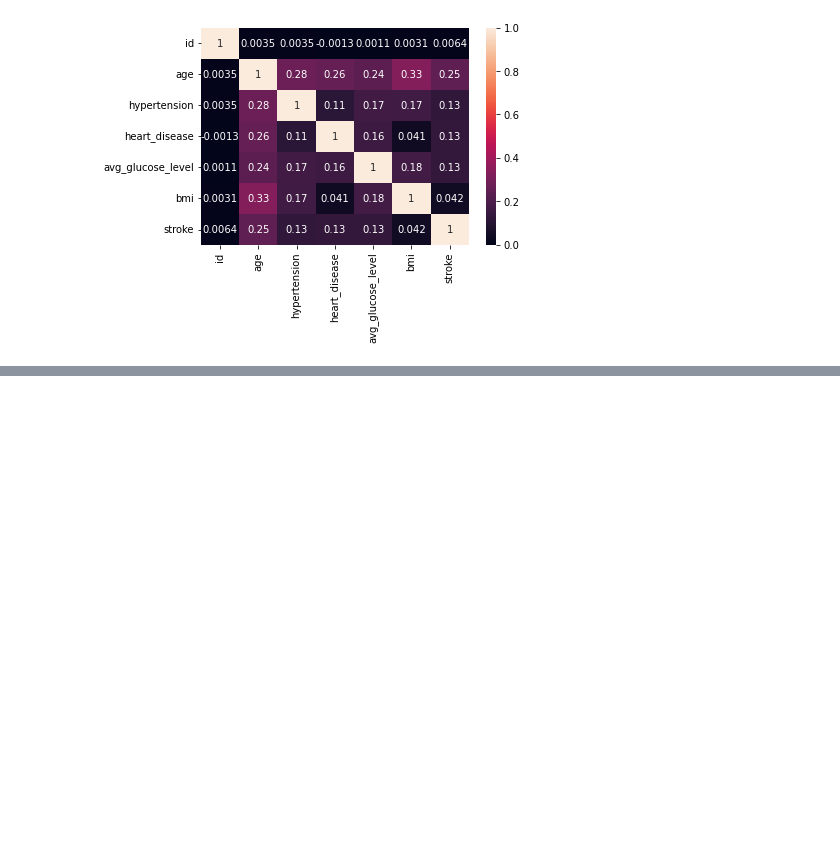
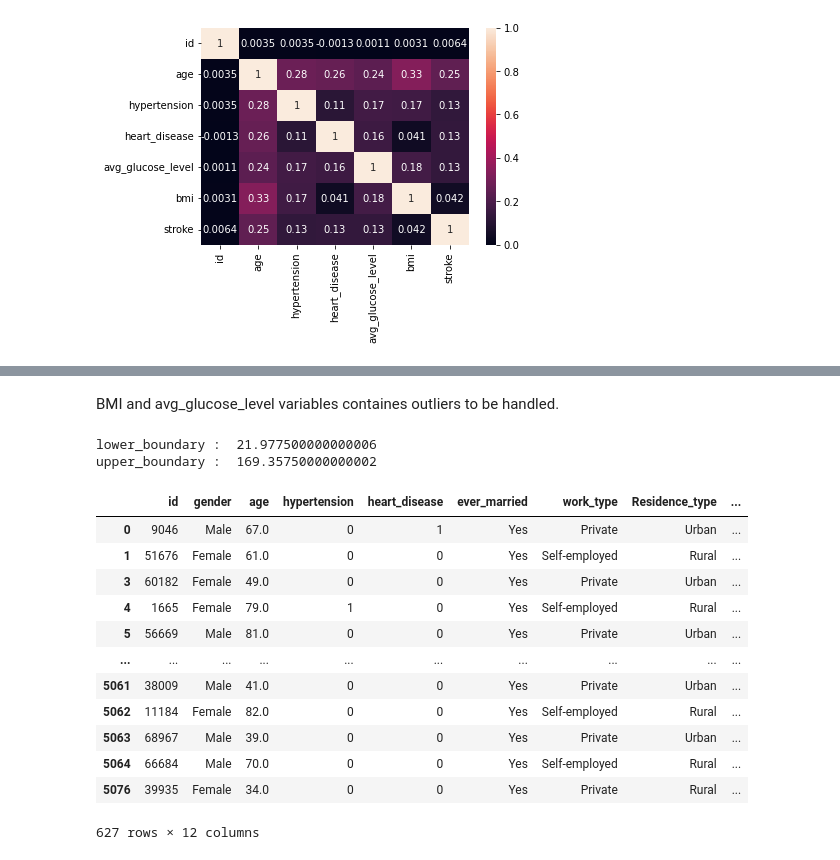
Before and after one commit to Kiran281197/heart_risk_prediction, a Jupyter notebook: heart_risk_prediction.ipynb, the cells around one changed output, grey strips where cells are left out. Cells and saved outputs as stored; diff of their text form; code cells hidden in the pictures; blank space fills up the shorter version.

```diff
--- a/heart_risk_prediction.ipynb
+++ b/heart_risk_prediction.ipynb
@@ -191,0 +161,34 @@ Agenda:
+# %% [markdown]
+BMI and avg_glucose_level variables containes outliers to be handled.
+# %%
+#Detecting outliers
+def anamolies_detector(column,data):
+    col = df[column].sort_values(ascending=True)
+    Q1 = col.quantile(0.25)
+    Q3 = col.quantile(0.75)
+    IQR = Q3 - Q1
+    lower_boundary = Q1 - (1.5 * IQR)
+    upper_boundary = Q3 + (1.5 * IQR)
+    print("lower_boundary : ",lower_boundary)
+    print("upper_boundary : ",upper_boundary)
+    df1 = df[(df[column]<lower_boundary)|(df[column]>upper_boundary)]
+    return df1
+# %%
+#Outliers in "avg_glucose_level"
+anamolies_detector("avg_glucose_level",df)
+# %% [output]
+lower_boundary :  21.977500000000006
+upper_boundary :  169.35750000000002
+|  | id | gender | age | hypertension | heart_disease | ever_married | work_type | Residence_type | ... |
+| 0 | 9046 | Male | 67.0 | 0 | 1 | Yes | Private | Urban | ... |
+| 1 | 51676 | Female | 61.0 | 0 | 0 | Yes | Self-employed | Rural | ... |
+| 3 | 60182 | Female | 49.0 | 0 | 0 | Yes | Private | Urban | ... |
+| 4 | 1665 | Female | 79.0 | 1 | 0 | Yes | Self-employed | Rural | ... |
+| 5 | 56669 | Male | 81.0 | 0 | 0 | Yes | Private | Urban | ... |
+| ... | ... | ... | ... | ... | ... | ... | ... | ... | ... |
+| 5061 | 38009 | Male | 41.0 | 0 | 0 | Yes | Private | Urban | ... |
+| 5062 | 11184 | Female | 82.0 | 0 | 0 | Yes | Self-employed | Rural | ... |
+| 5063 | 68967 | Male | 39.0 | 0 | 0 | Yes | Private | Urban | ... |
+| 5064 | 66684 | Male | 70.0 | 0 | 0 | Yes | Self-employed | Rural | ... |
+| 5076 | 39935 | Female | 34.0 | 0 | 0 | Yes | Private | Rural | ... |
+627 rows × 12 columns
```
Also changed, not shown: parts of 17 cells of this notebook.
